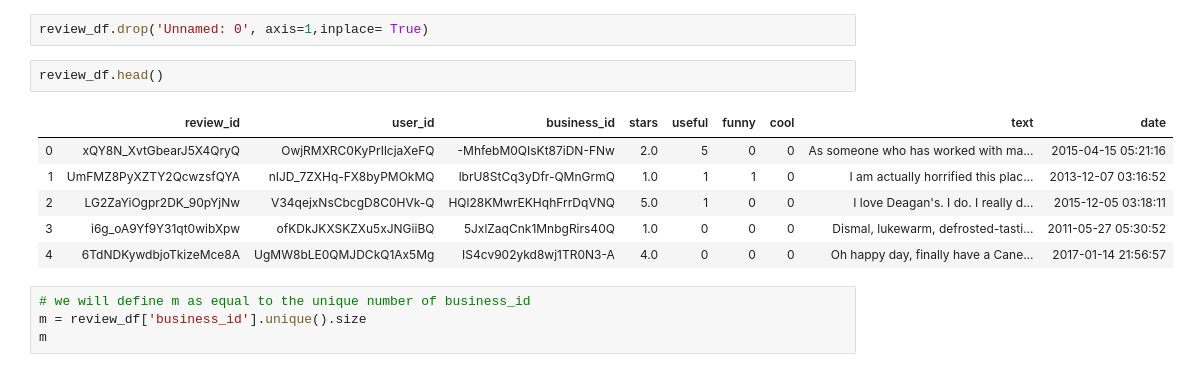
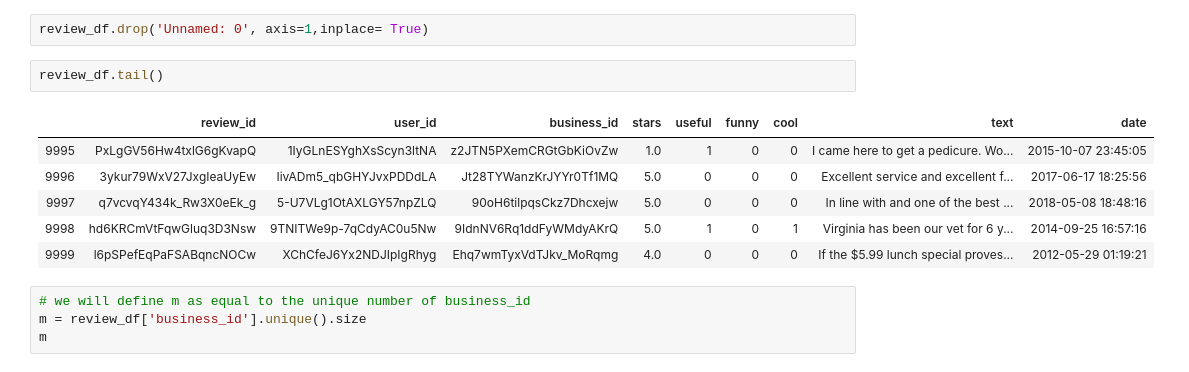
Before and after one commit to PilarDenia/activity_bootcamp_jun2020, a Jupyter notebook: 1_Data_Analysis/semana_12/día_3/1_CategoricalData - clase.ipynb, the cells around one changed output. Cells and saved outputs as stored; diff of their text form.

```diff
--- a/1_Data_Analysis/semana_12/día_3/1_CategoricalData - clase.ipynb
+++ b/1_Data_Analysis/semana_12/día_3/1_CategoricalData - clase.ipynb
@@ -263,14 +272,14 @@ review_df.head()
 # %%
 review_df.drop('Unnamed: 0', axis=1,inplace= True)
 # %%
-review_df.head()
+review_df.tail()
 # %% [output]
 |  | review_id | user_id | business_id | stars | useful | funny | cool | text | date |
-| 0 | xQY8N_XvtGbearJ5X4QryQ | OwjRMXRC0KyPrIlcjaXeFQ | -MhfebM0QIsKt87iDN-FNw | 2.0 | 5 | 0 | 0 | As someone who has worked with ma... | 2015-04-15 05:21:16 |
-| 1 | UmFMZ8PyXZTY2QcwzsfQYA | nIJD_7ZXHq-FX8byPMOkMQ | lbrU8StCq3yDfr-QMnGrmQ | 1.0 | 1 | 1 | 0 | I am actually horrified this plac... | 2013-12-07 03:16:52 |
-| 2 | LG2ZaYiOgpr2DK_90pYjNw | V34qejxNsCbcgD8C0HVk-Q | HQl28KMwrEKHqhFrrDqVNQ | 5.0 | 1 | 0 | 0 | I love Deagan's. I do. I really d... | 2015-12-05 03:18:11 |
-| 3 | i6g_oA9Yf9Y31qt0wibXpw | ofKDkJKXSKZXu5xJNGiiBQ | 5JxlZaqCnk1MnbgRirs40Q | 1.0 | 0 | 0 | 0 | Dismal, lukewarm, defrosted-tasti... | 2011-05-27 05:30:52 |
-| 4 | 6TdNDKywdbjoTkizeMce8A | UgMW8bLE0QMJDCkQ1Ax5Mg | IS4cv902ykd8wj1TR0N3-A | 4.0 | 0 | 0 | 0 | Oh happy day, finally have a Cane... | 2017-01-14 21:56:57 |
+| 9995 | PxLgGV56Hw4txlG6gKvapQ | 1IyGLnESYghXsScyn3ltNA | z2JTN5PXemCRGtGbKiOvZw | 1.0 | 1 | 0 | 0 | I came here to get a pedicure. Wo... | 2015-10-07 23:45:05 |
+| 9996 | 3ykur79WxV27JxgIeaUyEw | IivADm5_qbGHYJvxPDDdLA | Jt28TYWanzKrJYYr0Tf1MQ | 5.0 | 0 | 0 | 0 | Excellent service and excellent f... | 2017-06-17 18:25:56 |
+| 9997 | q7vcvqY434k_Rw3X0eEk_g | 5-U7VLg1OtAXLGY57npZLQ | 90oH6tilpqsCkz7Dhcxejw | 5.0 | 0 | 0 | 0 | In line with and one of the best ... | 2018-05-08 18:48:16 |
+| 9998 | hd6KRCmVtFqwGluq3D3Nsw | 9TNITWe9p-7qCdyAC0u5Nw | 9IdnNV6Rq1ddFyWMdyAKrQ | 5.0 | 1 | 0 | 1 | Virginia has been our vet for 6 y... | 2014-09-25 16:57:16 |
+| 9999 | l6pSPefEqPaFSABqncNOCw | XChCfeJ6Yx2NDJIpIgRhyg | Ehq7wmTyxVdTJkv_MoRqmg | 4.0 | 0 | 0 | 0 | If the $5.99 lunch special proves... | 2012-05-29 01:19:21 |
 # %%
 # we will define m as equal to the unique number of business_id
 m = review_df['business_id'].unique().size
```
Also changed, not shown: parts of 28 cells of this notebook, 22 other files.
